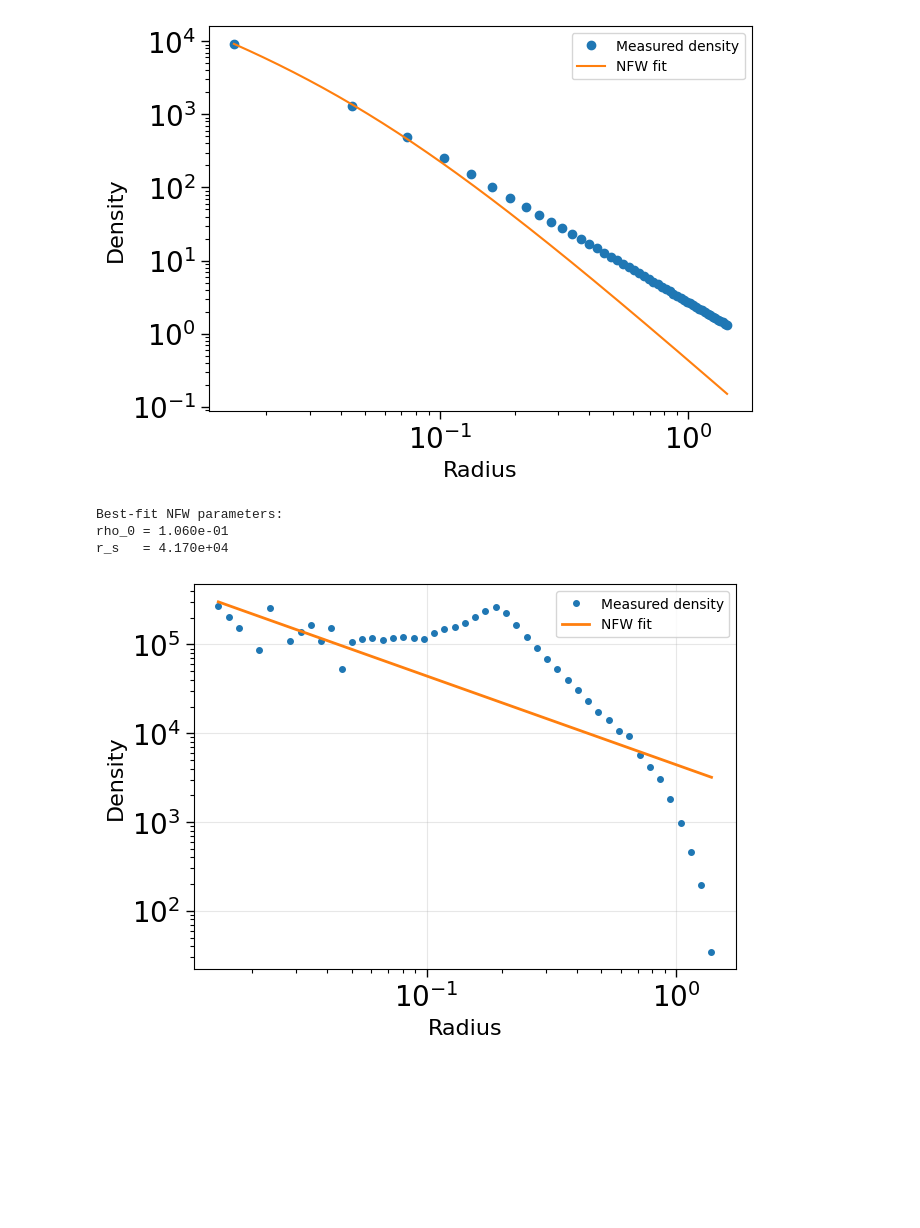
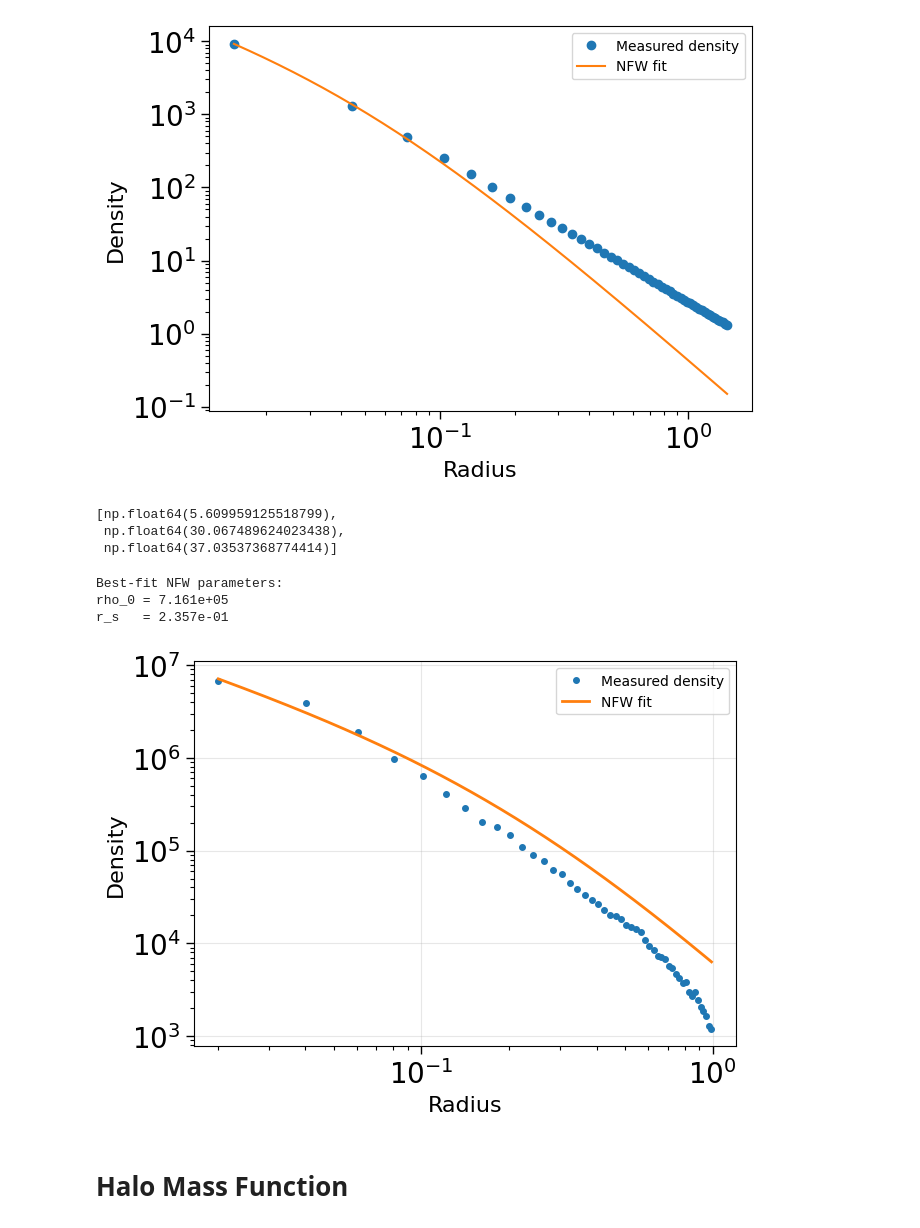
Before and after one commit to malinadesai/astroII_numproj, a Jupyter notebook: fof.ipynb, the cells around one changed output. Cells and saved outputs as stored; diff of their text form; code cells hidden in the pictures; blank space fills up the shorter version.

```diff
--- a/fof.ipynb
+++ b/fof.ipynb
@@ -338,71 +340,56 @@ plt.legend()
 plt.show()
 # %% [output]
 [figure]
+# %%
+center = [x3[26000], y3[25345], z3[26000]]
+center
+# %% [output]
+[np.float64(5.609959125518799),
+ np.float64(30.067489624023438),
+ np.float64(37.03537368774414)]
 # %%
-# center
-center = Pos3[26000]
-
-# radial distance from center
 r = np.linalg.norm(Pos3 - center, axis=1)
-
-# radial bins
-rbins = np.logspace(np.log10(r[r>0].min()), np.log10(r.max()), 50)
-
-# particles per shell
+rbins = np.linspace(0.01, 1, 50)
 counts, _ = np.histogram(r, bins=rbins)
 
-# shell volumes
 r_inner = rbins[:-1]
 r_outer = rbins[1:]
 shell_vol = (4/3) * np.pi * (r_outer**3 - r_inner**3)
 
-# Calculate density
 density = counts / shell_vol
-
-# center radius
 r_mid = 0.5 * (r_inner + r_outer)
 
-# NFW profile
-def nfw(r, rho_0, r_s):
-    return rho_0 / ((r / r_s) * (1 + r / r_s)**2)
-
-# Fit only where density > 0
 mask = (density > 0)
 r_fit = r_mid[mask]
 rho_fit = density[mask]
 
-# Better initial guesses
-rho_0_guess = rho_fit[0]  # density at innermost point
-r_s_guess = r_fit[len(r_fit)//3]  # roughly 1/3 of the way through
-
 popt, pcov = curve_fit(
-    nfw,
+    lambda r, rho_s, r_s: nfw(r, rho_s, r_s),
     r_fit,
     rho_fit,
-    p0=[rho_0_guess, r_s_guess],
-    maxfev=20000,
-    bounds=([0, 0], [np.inf, np.inf])  # ensure positive parameters
+    # p0=[np.max(rho_fit), np.median(r_fit)],  # initial guesses
+    maxfev=20000
 )
 
 rho_s_fit, r_s_fit = popt
 print("Best-fit NFW parameters:")
 print(f"rho_0 = {rho_s_fit:.3e}")
 print(f"r_s   = {r_s_fit:.3e}")
 
 # Plot
 r_smooth = np.logspace(np.log10(r_fit.min()), np.log10(r_fit.max()), 200)
 rho_smooth = nfw(r_smooth, rho_s_fit, r_s_fit)
 
 plt.figure(figsize=(7,5))
 plt.loglog(r_fit, rho_fit, 'o', label='Measured density', markersize=4)
 plt.loglog(r_smooth, rho_smooth, '-', linewidth=2, label='NFW fit')
 plt.xlabel("Radius")
 plt.ylabel("Density")
 plt.legend()
 plt.grid(alpha=0.3)
 plt.show()
 # %% [output]
 Best-fit NFW parameters:
-rho_0 = 1.060e-01
-r_s   = 4.170e+04
+rho_0 = 7.161e+05
+r_s   = 2.357e-01
-[figure, old version]
+[figure, new version]
@@ -408,0 +398,2 @@ r_s   = 4.170e+04
+# %% [markdown]
+# Halo Mass Function
```
Also changed, not shown: parts of 6 cells of this notebook.
